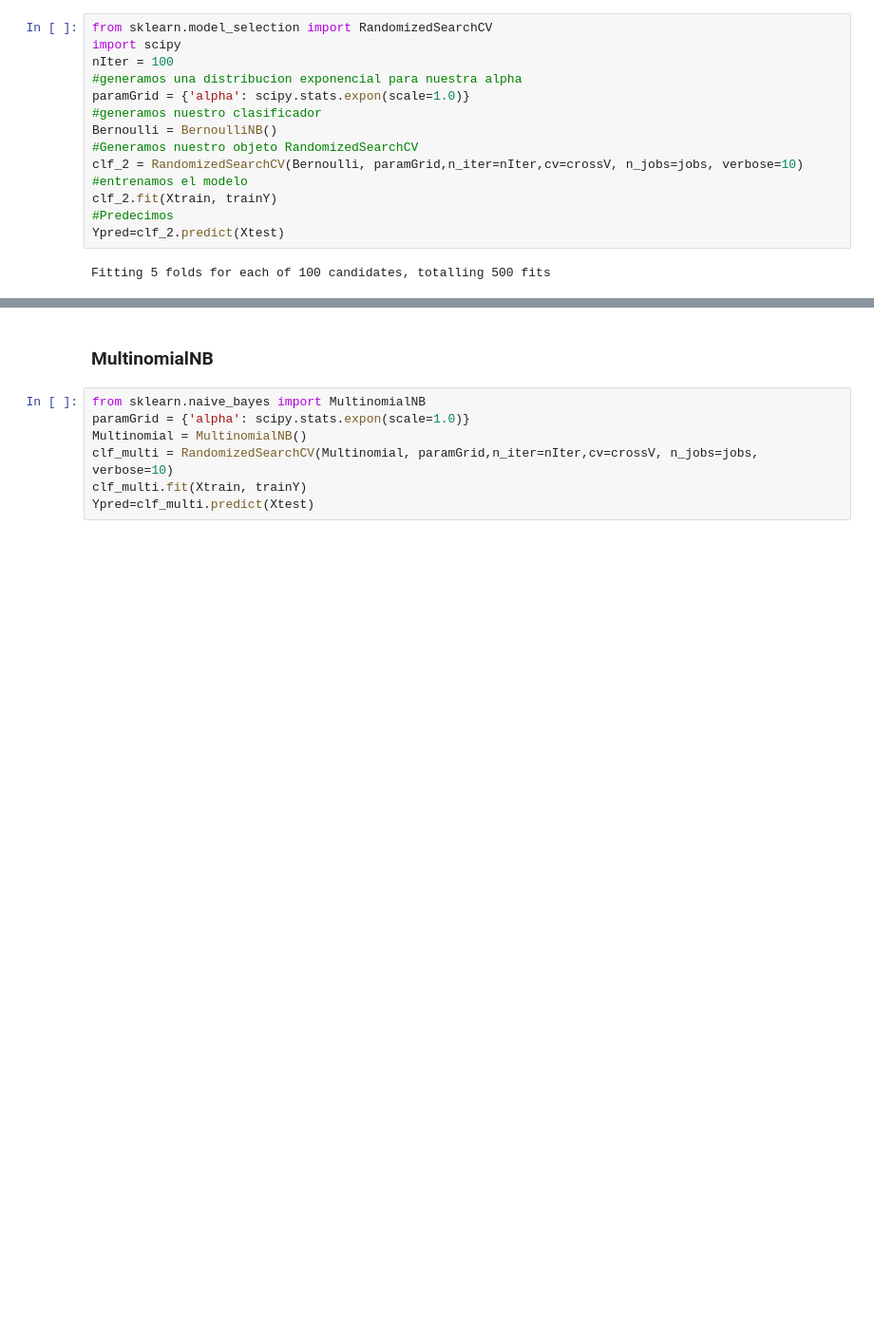
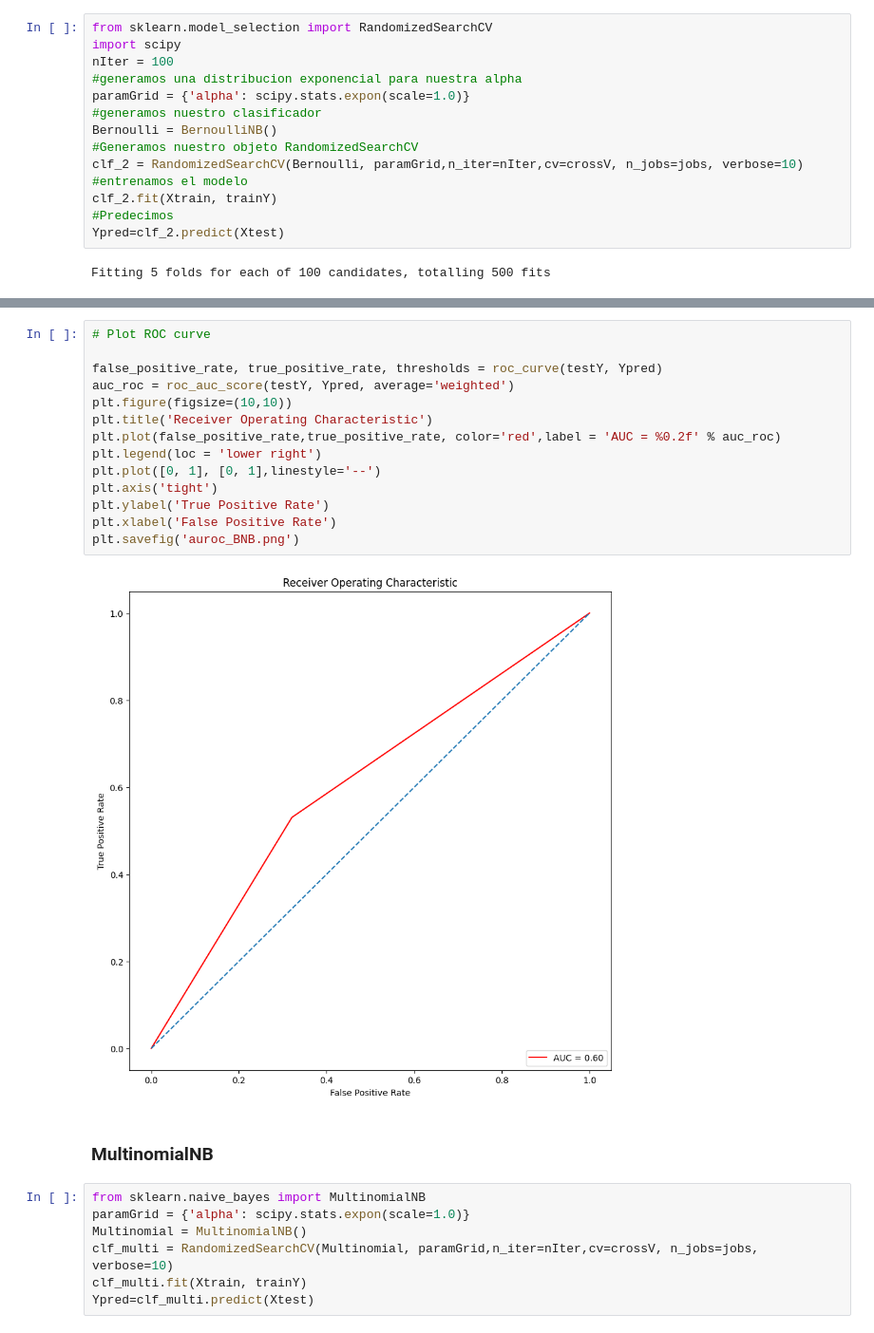
Before and after one commit to CamilaVillazon/DataScience, a Jupyter notebook: src/T7_ClasificacionBayesiana.ipynb, the cells around one changed output, grey strips where cells are left out. Shown at 95% size. Cells and saved outputs as stored; diff of their text form; blank space fills up the shorter version.

```diff
--- a/src/T7_ClasificacionBayesiana.ipynb
+++ b/src/T7_ClasificacionBayesiana.ipynb
@@ -274,3 +289,19 @@ Confusion matrix:
+# %%
+# Plot ROC curve
+
+false_positive_rate, true_positive_rate, thresholds = roc_curve(testY, Ypred)
+auc_roc = roc_auc_score(testY, Ypred, average='weighted')
+plt.figure(figsize=(10,10))
+plt.title('Receiver Operating Characteristic')
+plt.plot(false_positive_rate,true_positive_rate, color='red',label = 'AUC = %0.2f' % auc_roc)
+plt.legend(loc = 'lower right')
+plt.plot([0, 1], [0, 1],linestyle='--')
+plt.axis('tight')
+plt.ylabel('True Positive Rate')
+plt.xlabel('False Positive Rate')
+plt.savefig('auroc_BNB.png')
+# %% [output]
+[figure, added]
 # %% [markdown]
 ### MultinomialNB
 # %%
```
Also changed, not shown: parts of 15 cells of this notebook, 1 other file.
